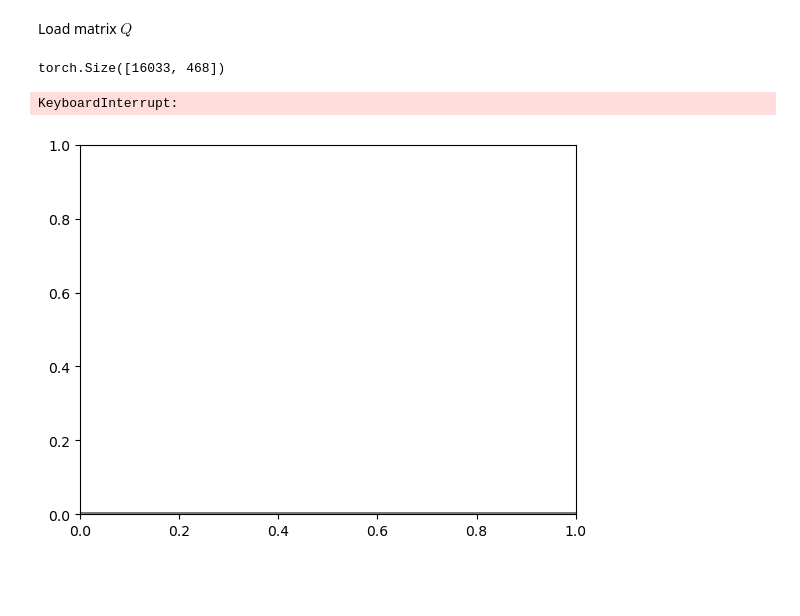
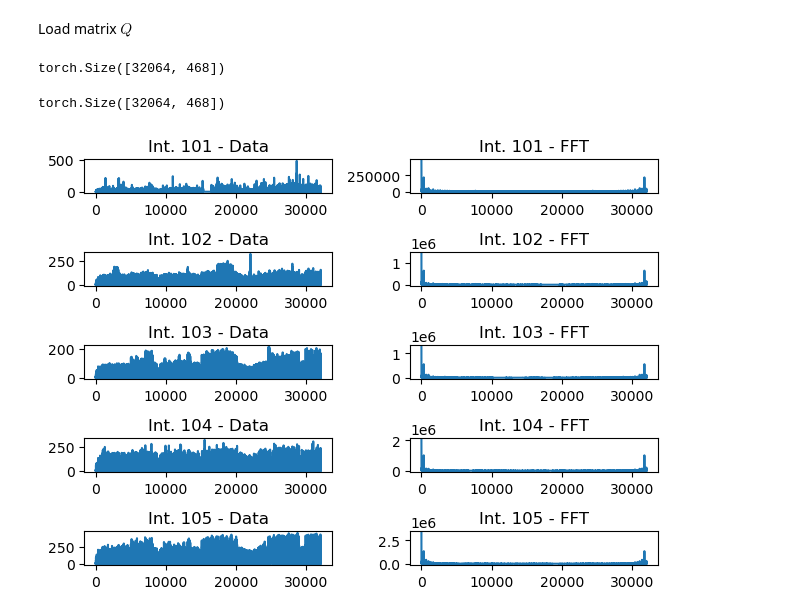
Before and after one commit to kolusask/IDP, a Jupyter notebook: 02_data_preprocessing.ipynb, the cells around one changed output. Cells and saved outputs as stored; diff of their text form; code cells hidden in the pictures; blank space fills up the shorter version.

```diff
--- a/02_data_preprocessing.ipynb
+++ b/02_data_preprocessing.ipynb
@@ -5,13 +10,31 @@ import torch
 Load matrix $Q$
 # %%
 mat_q = torch.load('mat_q_excluded_missing.pt')
+mat_q.shape
+# %% [output]
+torch.Size([32064, 468])
 # %%
-mat_q_fft = torch.abs(torch.fft.rfft(mat_q, dim=0))
+mat_q_fft = torch.fft.fft(mat_q, dim=0)
+mat_q_fft_mag = torch.abs(mat_q_fft)
 mat_q_fft.shape
 # %% [output]
-torch.Size([16033, 468])
+torch.Size([32064, 468])
-# %%
-plt.plot(mat_q_fft)
-# %% [output]
-KeyboardInterrupt:
-[figure, removed]
+# %%
+n_plots = 5
+
+def plot_trend_and_fft(data, fft_mag):
+    figure, axis = plt.subplots(n_plots, 2)
+
+    for plot, inter in enumerate(range(101, 101 + n_plots)):
+        axis[plot, 0].plot(data[:, inter])
+        axis[plot, 0].set_title(f'Int. {inter} - Data')
+
+        axis[plot, 1].plot(fft_mag[:, inter])
+        axis[plot, 1].set_title(f'Int. {inter} - FFT')
+
+    figure.tight_layout()
+    figure.show()
+
+plot_trend_and_fft(mat_q, mat_q_fft_mag)
+# %% [output]
+[figure, added]
```
Also changed, not shown: parts of 3 cells of this notebook.
